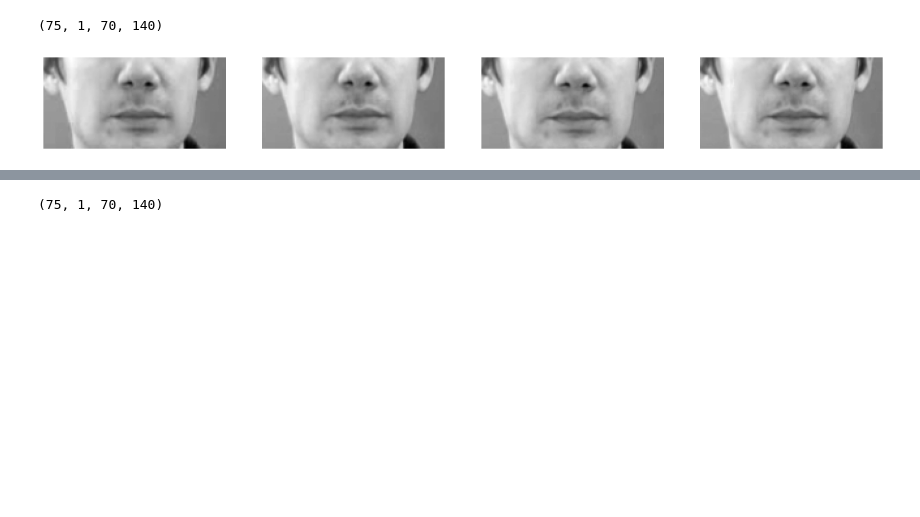
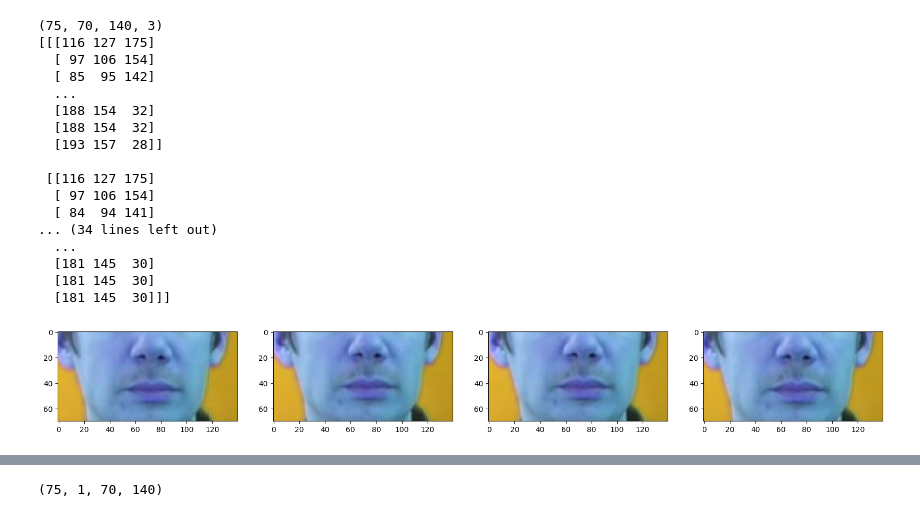
Before and after one commit to liazylee/lip_reading, a Jupyter notebook: src/lipNet/pytorch_lipNet/function_test.ipynb, the cells around one changed output, grey strips where cells are left out. Saved outputs shown, nothing was run; the diff lists cells and outputs as text; code cells hidden in the pictures; blank space fills up the shorter version.

```diff
--- a/src/lipNet/pytorch_lipNet/function_test.ipynb
+++ b/src/lipNet/pytorch_lipNet/function_test.ipynb
@@ -28,22 +26,22 @@ def mouth_extractor(file_path: str, scale_factor=1.3, min_neighbors=5, mouth_siz
             ret, frame = cap.read()
             if not ret:
                 raise Exception("Error: Could not read frame.")
-            gray = cv2.cvtColor(frame, cv2.COLOR_BGR2GRAY)  # Convert to grayscale
-            faces = face_cascade.detectMultiScale(gray, scale_factor, min_neighbors)
+            # 参数分别为低阈值和高阈值
+            faces = face_cascade.detectMultiScale(frame, scale_factor, min_neighbors)
             for (x, y, w, h) in faces:
-                mouth_roi = frame[y + int(h / 2):y + h, x:x + w]
+                mouth_roi = frame[y + int(h / 2):y + h, x:x + w, :]
+
                 mouth_roi = cv2.resize(mouth_roi, mouth_size)
-                mouth_roi = cv2.cvtColor(mouth_roi, cv2.COLOR_BGR2GRAY)
                 frames.append(mouth_roi)
 
         cap.release()
 
         # Normalize frames
-        frames = np.array(frames)
-        mean = np.mean(frames)
+        frames_tensor = np.array(frames)
+        mean = np.mean(frames_tensor)
         std = np.std(frames)
         frames_tensor = (frames - mean) / std
-        frames_tensor = np.expand_dims(frames_tensor, axis=1)
+        # frames_tensor = np.expand_dims(frames_tensor, axis=-1)
         # Save as npy file
 
         np.save(base_path + '.npy', frames_tensor)
@@ -51,14 +49,31 @@ def mouth_extractor(file_path: str, scale_factor=1.3, min_neighbors=5, mouth_siz
     else:
         raise Exception("Error: File format not supported.")
 # %%
-frames_tensor=mouth_extractor('/home/liazylee/jobs/python/AI/lip_reading/src/lipNet/data/s1/bbbmzn.mpg')
+frames_tensor = mouth_extractor('/Users/zhenyili/research project/src/lipNet/data/s1/bbbmzn.mpg')
 print(frames_tensor.shape)
 # show the first 10 frames the np shape is (75, 1, 70, 140)
 fig, ax = plt.subplots(1, 4, figsize=(20, 10))
+print(frames_tensor[0])
 for i in range(4):
-    ax[i].imshow(frames_tensor[i].squeeze(0), cmap='gray')
-    ax[i].axis('off') # no axes for this plot
+    ax[i].imshow(frames_tensor[i])
+    # ax[i].axis('off')  # no axes for this plot
 # %% [output]
-(75, 1, 70, 140)
+(75, 70, 140, 3)
+[[[116 127 175]
+  [ 97 106 154]
+  [ 85  95 142]
+  ...
+  [188 154  32]
+  [188 154  32]
+  [193 157  28]]
+
+ [[116 127 175]
+  [ 97 106 154]
+  [ 84  94 141]
+... (34 lines left out)
+  ...
+  [181 145  30]
+  [181 145  30]
+  [181 145  30]]]
-[figure, old version]
+[figure, new version]
 # %%
```
Also changed, not shown: parts of 19 cells of this notebook, 7 other files.
